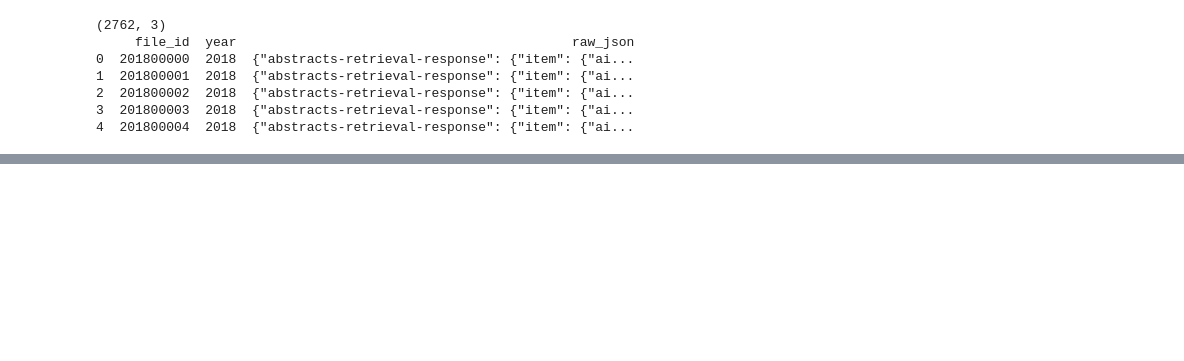
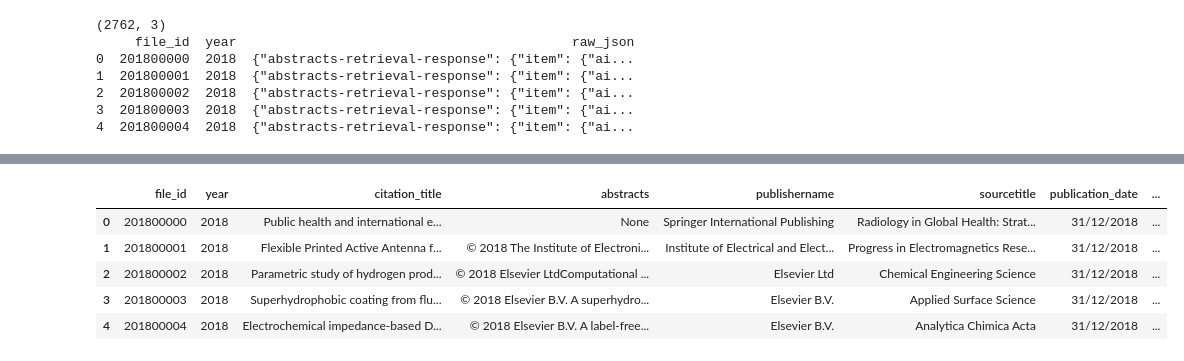
Before and after one commit to Wittapatch/DataSci_Final_Project, a Jupyter notebook: test2.ipynb, the cells around one changed output, grey strips where cells are left out. Saved outputs shown, nothing was run; the diff lists cells and outputs as text; code cells hidden in the pictures; blank space fills up the shorter version.

```diff
--- a/test2.ipynb
+++ b/test2.ipynb
@@ -278,0 +298,9 @@ df
+# %%
+df.head()
+# %% [output]
+|  | file_id | year | citation_title | abstracts | publishername | sourcetitle | publication_date | ... |
+| 0 | 201800000 | 2018 | Public health and international e... | None | Springer International Publishing | Radiology in Global Health: Strat... | 31/12/2018 | ... |
+| 1 | 201800001 | 2018 | Flexible Printed Active Antenna f... | © 2018 The Institute of Electroni... | Institute of Electrical and Elect... | Progress in Electromagnetics Rese... | 31/12/2018 | ... |
+| 2 | 201800002 | 2018 | Parametric study of hydrogen prod... | © 2018 Elsevier LtdComputational ... | Elsevier Ltd | Chemical Engineering Science | 31/12/2018 | ... |
+| 3 | 201800003 | 2018 | Superhydrophobic coating from flu... | © 2018 Elsevier B.V. A superhydro... | Elsevier B.V. | Applied Surface Science | 31/12/2018 | ... |
+| 4 | 201800004 | 2018 | Electrochemical impedance-based D... | © 2018 Elsevier B.V. A label-free... | Elsevier B.V. | Analytica Chimica Acta | 31/12/2018 | ... |
```
Also changed, not shown: parts of 3 cells of this notebook.
